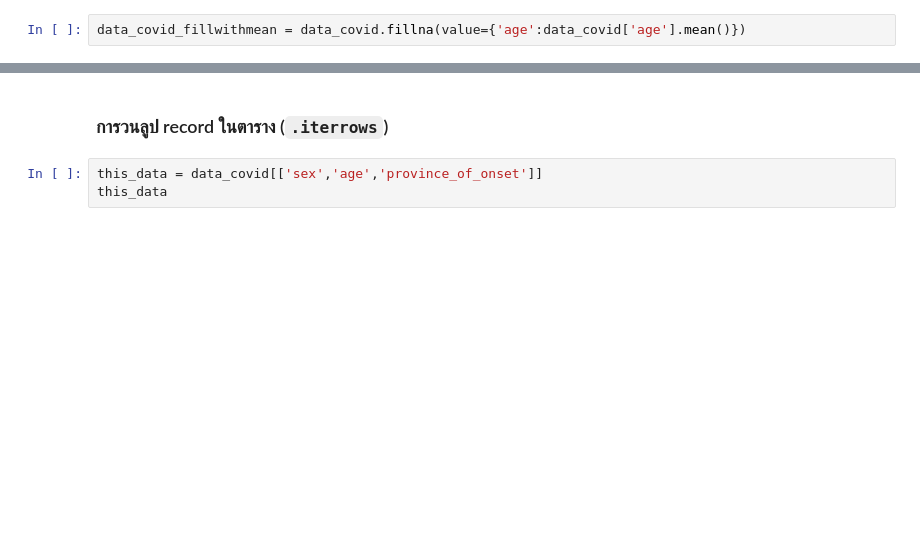
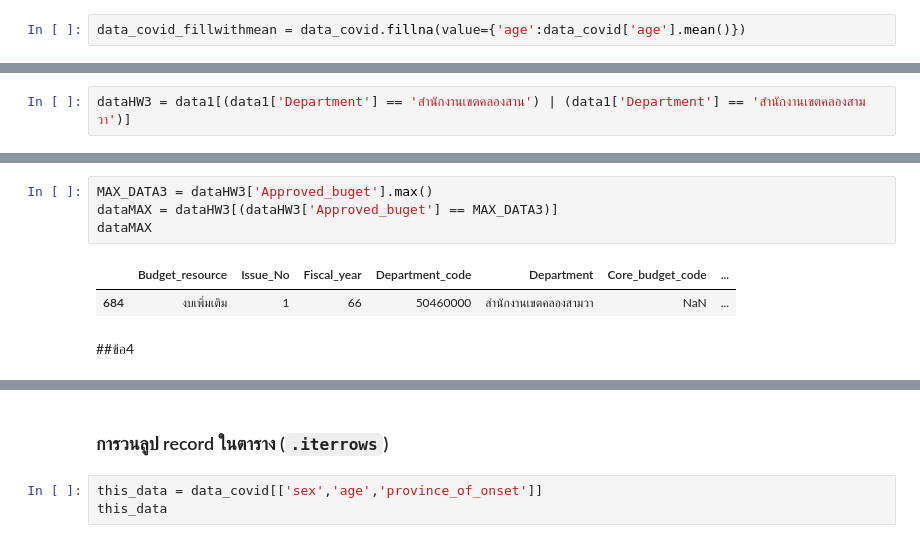
Before and after one commit to PhonphailinWS/python_dataviz2023, a Jupyter notebook: Pandas101.ipynb, the cells around one changed output, grey strips where cells are left out. Saved outputs shown, nothing was run; the diff lists cells and outputs as text; blank space fills up the shorter version.

```diff
--- a/Pandas101.ipynb
+++ b/Pandas101.ipynb
@@ -1136,0 +601,2 @@ dtype: bool
+# %%
+dataHW3 = data1[(data1['Department'] == 'สำนักงานเขตคลองสาน') | (data1['Department'] == 'สำนักงานเขตคลองสามวา')]
@@ -1136,0 +617,9 @@ dtype: bool
+# %%
+MAX_DATA3 = dataHW3['Approved_buget'].max()
+dataMAX = dataHW3[(dataHW3['Approved_buget'] == MAX_DATA3)]
+dataMAX
+# %% [output]
+|  | Budget_resource | Issue_No | Fiscal_year | Department_code | Department | Core_budget_code | ... |
+| 684 | งบเพิ่มเติม | 1 | 66 | 50460000 | สำนักงานเขตคลองสามวา | NaN | ... |
+# %% [markdown]
+##ข้อ4
```
Also changed, not shown: parts of 99 cells of this notebook.
